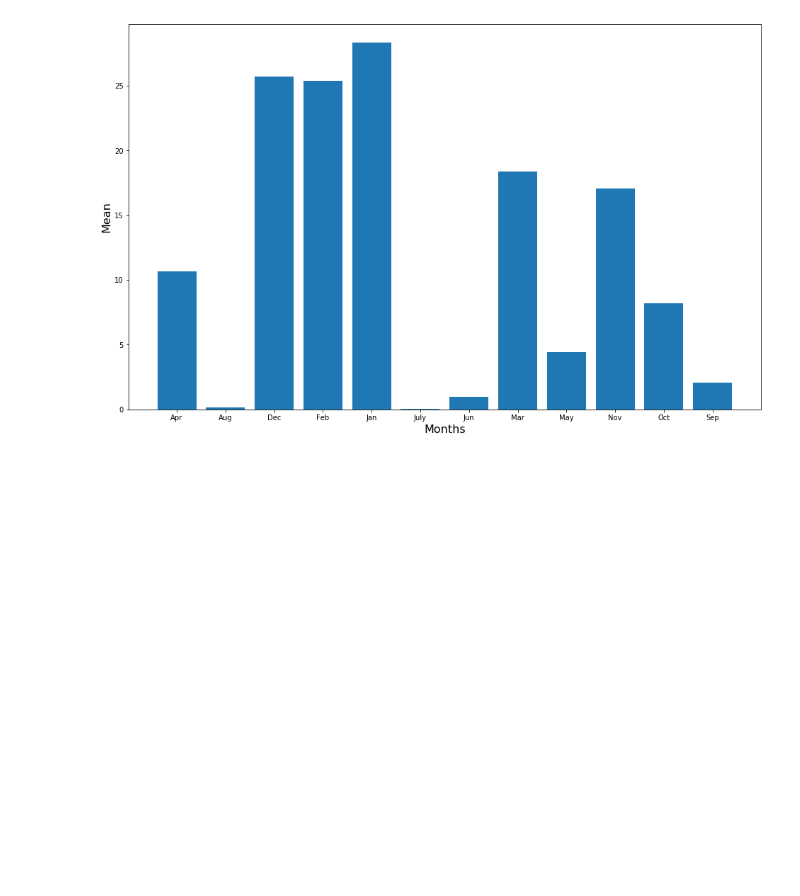
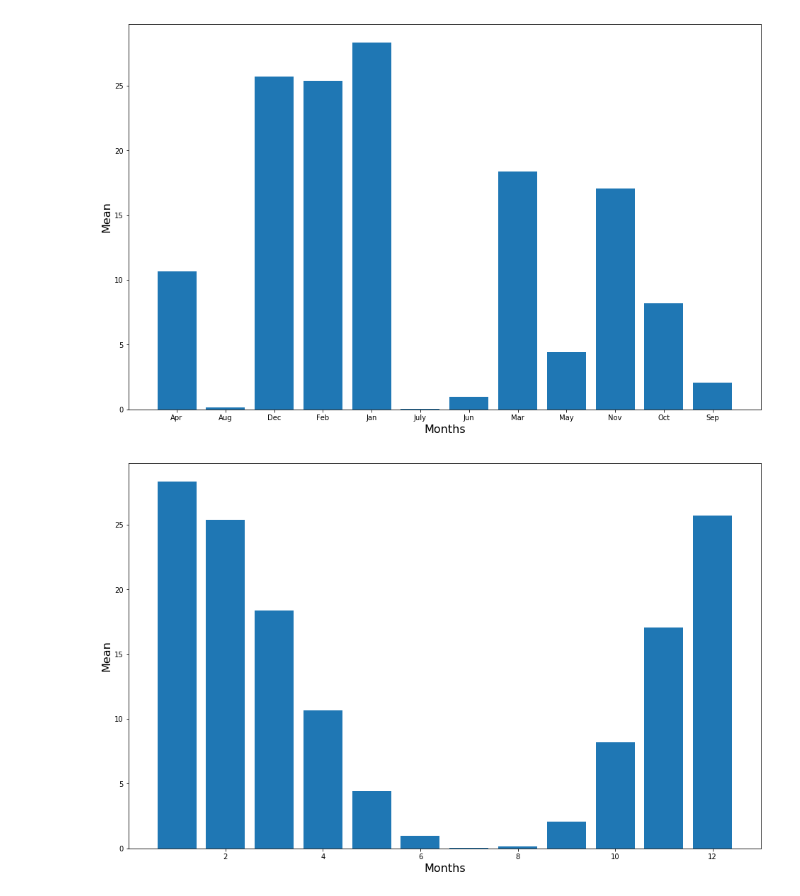
Before and after one commit to jenk1/Mean-Heating-Degree-Days, a Jupyter notebook: FinalizedOne.ipynb, the cells around one changed output. Saved outputs shown, nothing was run; the diff lists cells and outputs as text; code cells hidden in the pictures; blank space fills up the shorter version.

```diff
--- a/FinalizedOne.ipynb
+++ b/FinalizedOne.ipynb
@@ -248,3 +248,14 @@ ax.set_xlabel("Months", fontsize=16);
 ax.set_ylabel("Mean", fontsize=16);
 # %% [output]
 [figure]
+# %%
+# Make a months list so we can plot mean v month
+months = [1,2,3,4,5,6,7,8,9,10,11,12]
+# %%
+# Plot the mean of each month
+fig, ax = plt.subplots(figsize=(16,10))
+ax.bar(months, meanList);
+ax.set_xlabel("Months", fontsize=16);
+ax.set_ylabel("Mean", fontsize=16);
+# %% [output]
+[figure, added]
```
